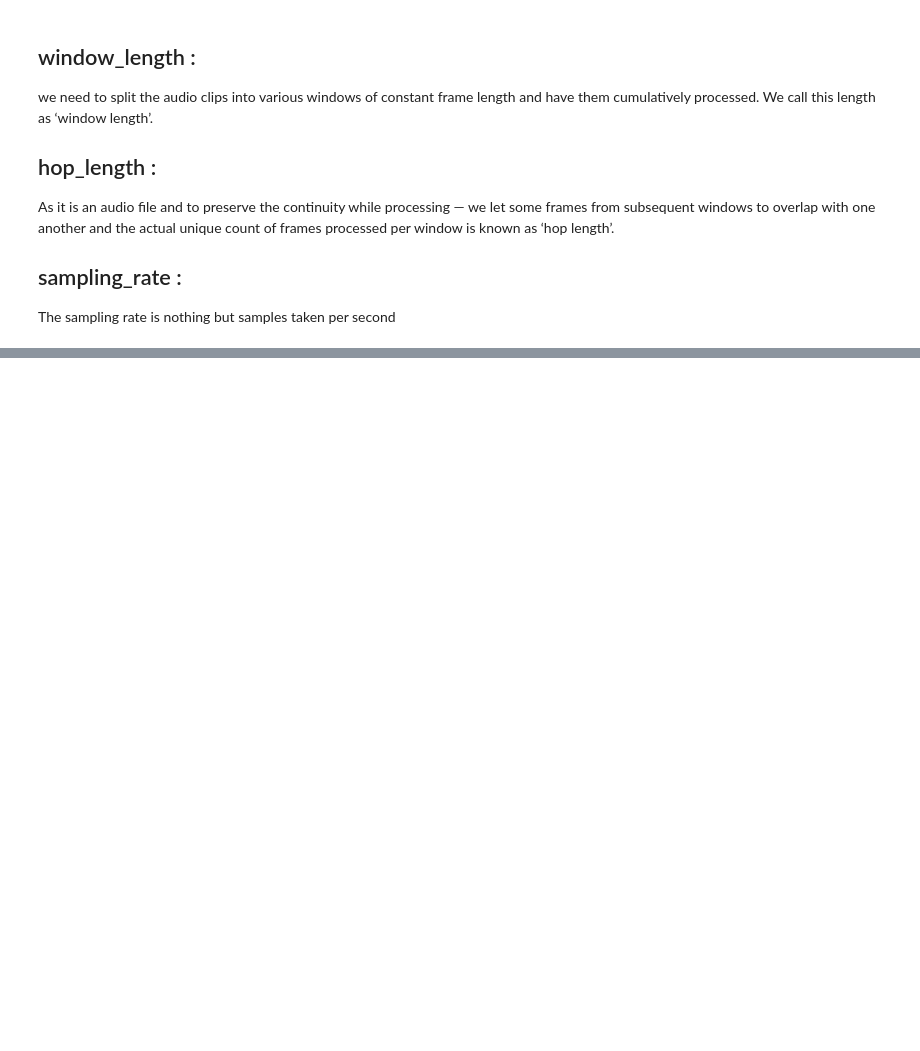
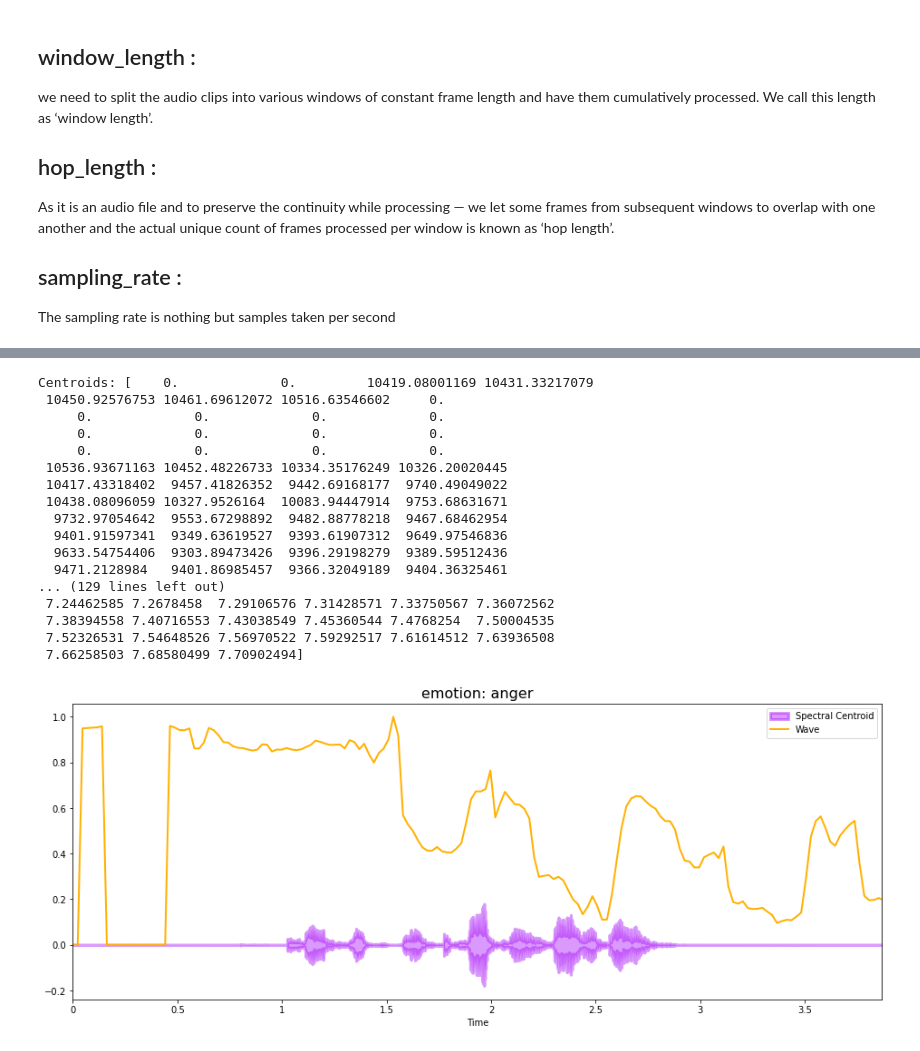
Before and after one commit to keder-code-hash/Kaggle_DL, a Jupyter notebook: sound-feature-extraction.ipynb, the cells around one changed output, grey strips where cells are left out. Saved outputs shown, nothing was run; the diff lists cells and outputs as text; code cells hidden in the pictures; blank space fills up the shorter version.

Commit message:
Kaggle Notebook | sound feature extraction | Version 3

```diff
--- a/sound-feature-extraction.ipynb
+++ b/sound-feature-extraction.ipynb
@@ -153,0 +189,45 @@ ex.band_energy_ratio()
+# %%
+# Calculate the Spectral Centroids
+spectral_centroids = librosa.feature.spectral_centroid(time_series_array, sr=sampling_rate)[0]
+
+# Shape is a vector
+print('Centroids:', spectral_centroids, '\n')
+print('Shape of Spectral Centroids:', spectral_centroids.shape, '\n')
+
+# Computing the time variable for visualization
+frames = range(len(spectral_centroids))
+
+# Converts frame counts to time (seconds)
+t = librosa.frames_to_time(frames)
+
+print('frames:', frames, '\n')
+print('t:', t)
+
+# Function that normalizes the Sound Data
+def normalize(x, axis=0):
+    return sklearn.preprocessing.minmax_scale(x, axis=axis)
+#Plotting the Spectral Centroid along the waveform
+plt.figure(figsize = (16, 6))
+librosa.display.waveplot(time_series_array, sr=sampling_rate, alpha=0.4, color = '#A300F9', lw=3)
+plt.plot(t, normalize(spectral_centroids), color='#FFB100', lw=2)
+plt.legend(["Spectral Centroid", "Wave"])
+plt.title("emotion: anger", fontsize=16);
+# %% [output]
+Centroids: [    0.             0.         10419.08001169 10431.33217079
+ 10450.92576753 10461.69612072 10516.63546602     0.
+     0.             0.             0.             0.
+     0.             0.             0.             0.
+     0.             0.             0.             0.
+ 10536.93671163 10452.48226733 10334.35176249 10326.20020445
+ 10417.43318402  9457.41826352  9442.69168177  9740.49049022
+ 10438.08096059 10327.9526164  10083.94447914  9753.68631671
+  9732.97054642  9553.67298892  9482.88778218  9467.68462954
+  9401.91597341  9349.63619527  9393.61907312  9649.97546836
+  9633.54754406  9303.89473426  9396.29198279  9389.59512436
+  9471.2128984   9401.86985457  9366.32049189  9404.36325461
+... (129 lines left out)
+ 7.24462585 7.2678458  7.29106576 7.31428571 7.33750567 7.36072562
+ 7.38394558 7.40716553 7.43038549 7.45360544 7.4768254  7.50004535
+ 7.52326531 7.54648526 7.56970522 7.59292517 7.61614512 7.63936508
+ 7.66258503 7.68580499 7.70902494]
+[figure, added]
```
Also changed, not shown: parts of 4 cells of this notebook.
